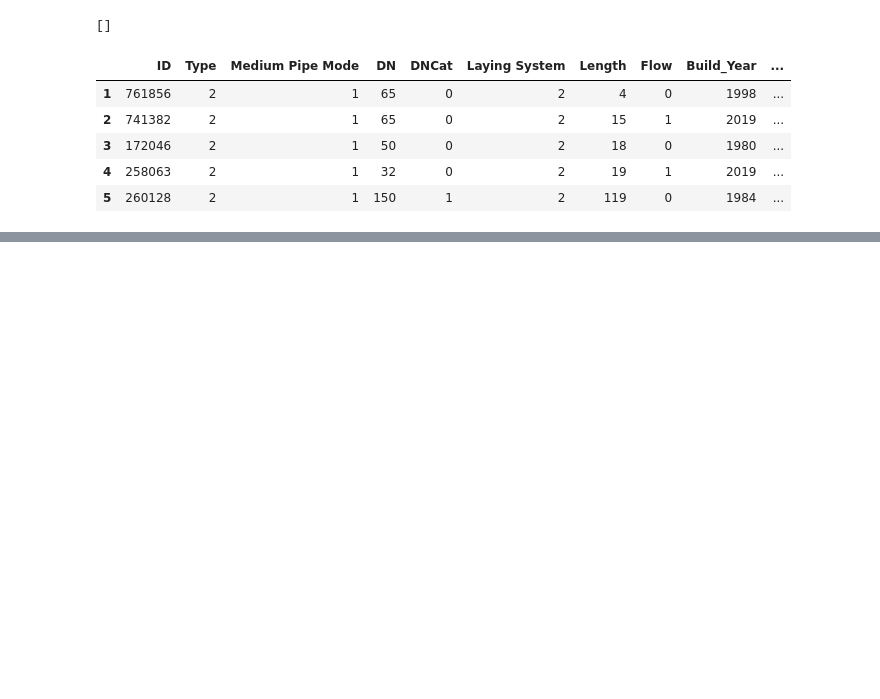
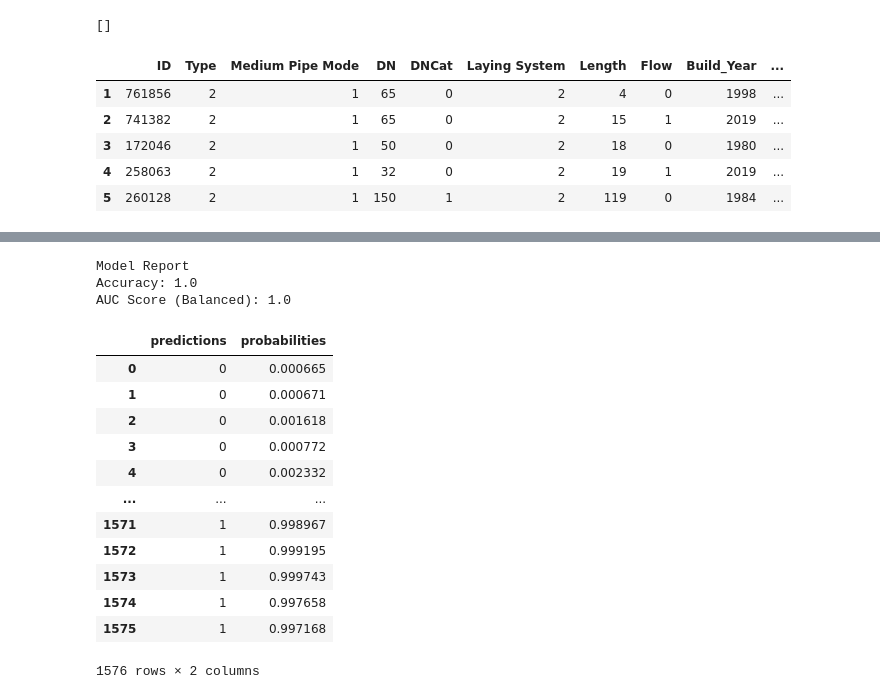
Before and after one commit to pakdad/dhc-maintenance, a Jupyter notebook: PdM_Walkthrough.ipynb, the cells around one changed output, grey strips where cells are left out. Cells and saved outputs as stored; diff of their text form; code cells hidden in the pictures; blank space fills up the shorter version.

```diff
--- a/PdM_Walkthrough.ipynb
+++ b/PdM_Walkthrough.ipynb
@@ -345,0 +416,20 @@ inventory_analysis.head()
+# %%
+# Evaluate the Model
+maint_obj.evaluate()
+# %% [output]
+Model Report
+Accuracy: 1.0
+AUC Score (Balanced): 1.0
+|  | predictions | probabilities |
+| 0 | 0 | 0.000665 |
+| 1 | 0 | 0.000671 |
+| 2 | 0 | 0.001618 |
+| 3 | 0 | 0.000772 |
+| 4 | 0 | 0.002332 |
+| ... | ... | ... |
+| 1571 | 1 | 0.998967 |
+| 1572 | 1 | 0.999195 |
+| 1573 | 1 | 0.999743 |
+| 1574 | 1 | 0.997658 |
+| 1575 | 1 | 0.997168 |
+1576 rows × 2 columns
```
Also changed, not shown: parts of 14 cells of this notebook.
